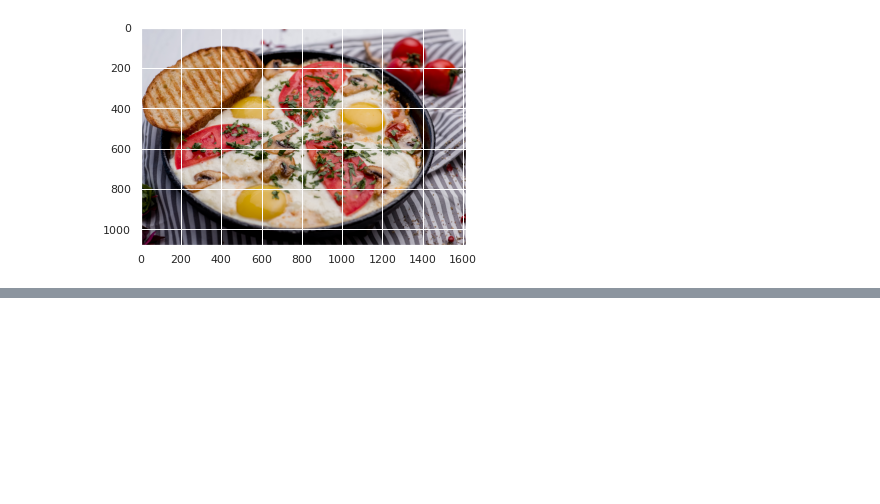
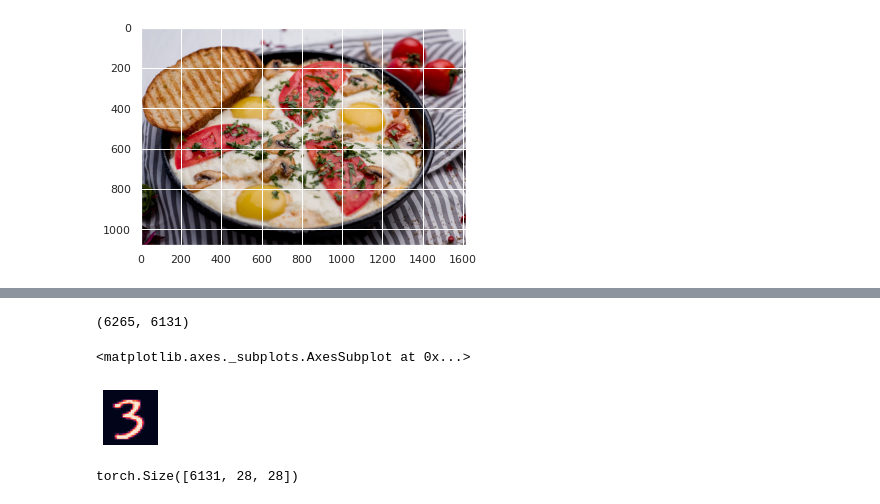
Before and after one commit to Segrey372017/pythorch_fasai_sandbox, a Jupyter notebook: pytorch_fastai_sandbox.ipynb, the cells around one changed output, grey strips where cells are left out. Saved outputs shown, nothing was run; the diff lists cells and outputs as text; code cells hidden in the pictures; blank space fills up the shorter version.

```diff
--- a/pytorch_fastai_sandbox.ipynb
+++ b/pytorch_fastai_sandbox.ipynb
@@ -209,0 +288,13 @@ plt.imshow(img)
+# %%
+# Базовая модель (сходство пикселей)
+seven_tensors = [tensor(Image.open(o)) for o in sevens]
+thres_tensors = [tensor(Image.open(o)) for o in trees]
+# %%
+len(seven_tensors), len(thres_tensors)
+# %% [output]
+(6265, 6131)
+# %%
+show_image(thres_tensors[1])
+# %% [output]
+<matplotlib.axes._subplots.AxesSubplot at 0x...>
+[figure, added]
@@ -209,0 +305,4 @@ plt.imshow(img)
+# %%
+stacked_threes.shape
+# %% [output]
+torch.Size([6131, 28, 28])
```
Also changed, not shown: parts of 51 cells of this notebook.
